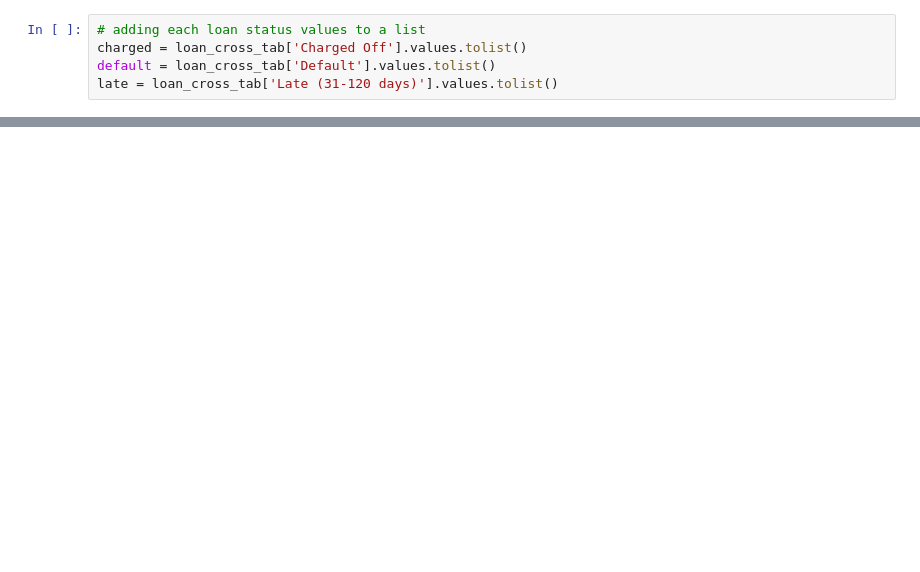
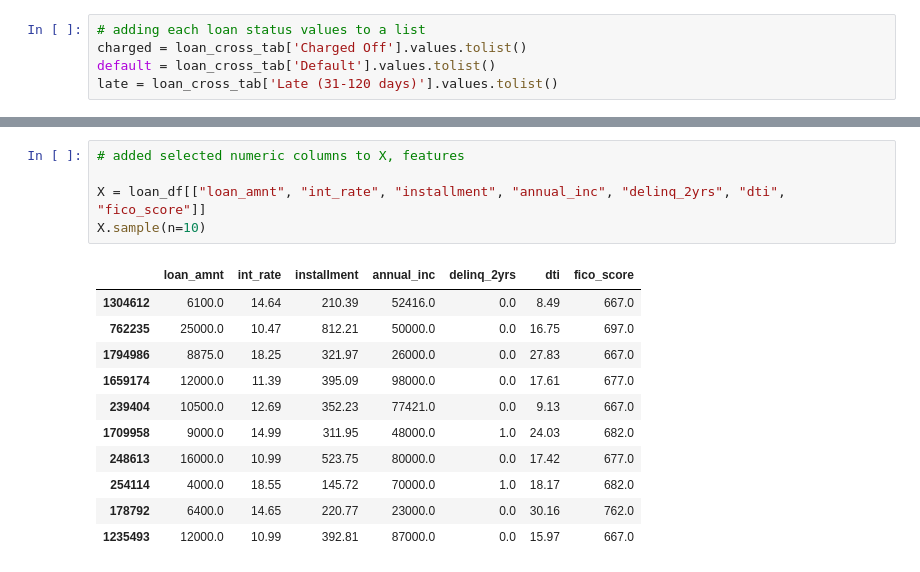
Before and after one commit to davisdw/Lending_Club_Loan_Prediction_Analysis, a Jupyter notebook: loan_prediction.ipynb, the cells around one changed output, grey strips where cells are left out. Drawn from its saved outputs; the diff is of its cells as text; blank space fills up the shorter version.

```diff
--- a/loan_prediction.ipynb
+++ b/loan_prediction.ipynb
@@ -230,0 +385,17 @@ fig = go.Figure(data = data, layout = layout)
+# %%
+# added selected numeric columns to X, features
+
+X = loan_df[["loan_amnt", "int_rate", "installment", "annual_inc", "delinq_2yrs", "dti", "fico_score"]]
+X.sample(n=10)
+# %% [output]
+|  | loan_amnt | int_rate | installment | annual_inc | delinq_2yrs | dti | fico_score |
+| 1304612 | 6100.0 | 14.64 | 210.39 | 52416.0 | 0.0 | 8.49 | 667.0 |
+| 762235 | 25000.0 | 10.47 | 812.21 | 50000.0 | 0.0 | 16.75 | 697.0 |
+| 1794986 | 8875.0 | 18.25 | 321.97 | 26000.0 | 0.0 | 27.83 | 667.0 |
+| 1659174 | 12000.0 | 11.39 | 395.09 | 98000.0 | 0.0 | 17.61 | 677.0 |
+| 239404 | 10500.0 | 12.69 | 352.23 | 77421.0 | 0.0 | 9.13 | 667.0 |
+| 1709958 | 9000.0 | 14.99 | 311.95 | 48000.0 | 1.0 | 24.03 | 682.0 |
+| 248613 | 16000.0 | 10.99 | 523.75 | 80000.0 | 0.0 | 17.42 | 677.0 |
+| 254114 | 4000.0 | 18.55 | 145.72 | 70000.0 | 1.0 | 18.17 | 682.0 |
+| 178792 | 6400.0 | 14.65 | 220.77 | 23000.0 | 0.0 | 30.16 | 762.0 |
+| 1235493 | 12000.0 | 10.99 | 392.81 | 87000.0 | 0.0 | 15.97 | 667.0 |
```
Also changed, not shown: parts of 29 cells of this notebook, 1 other file.
